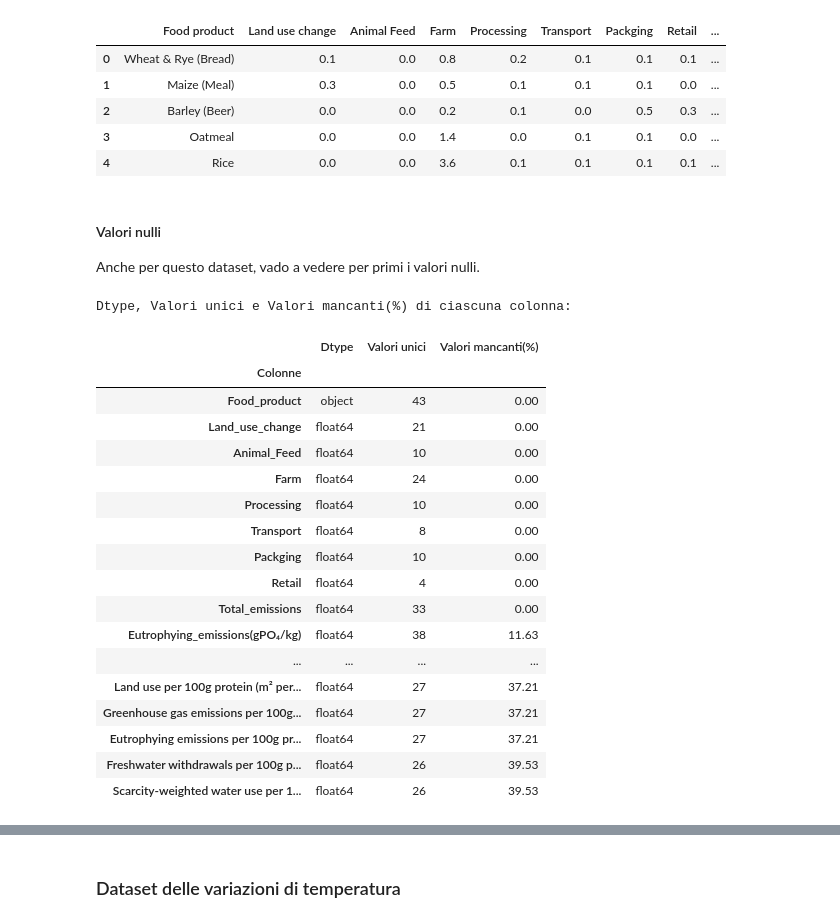
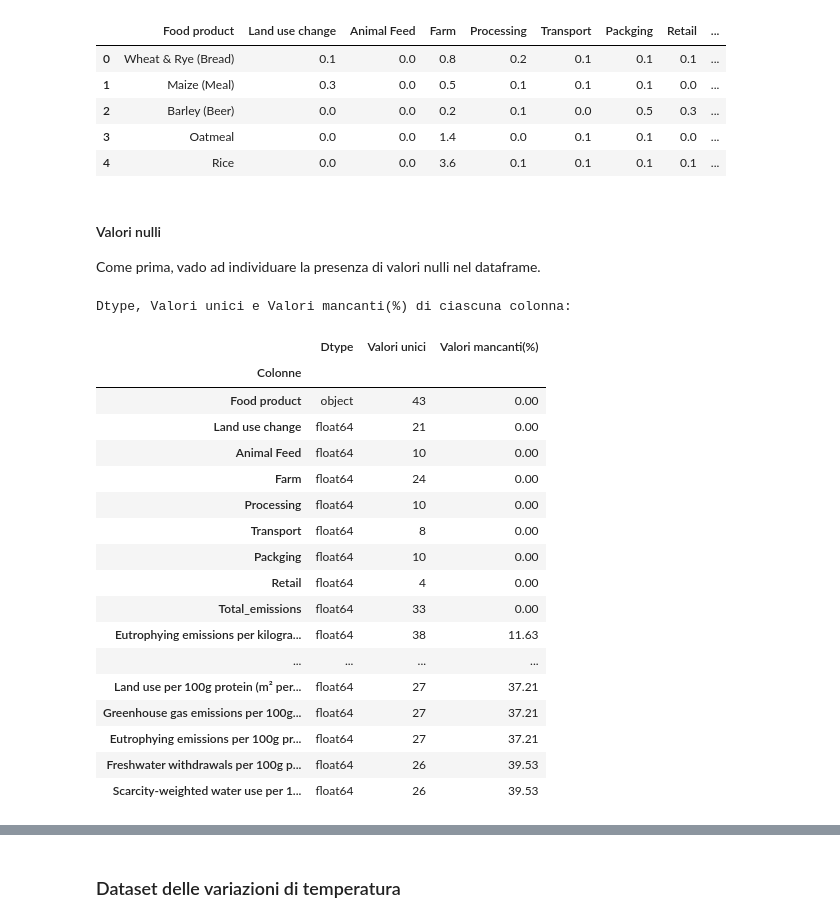
Before and after one commit to TheHextech/start2impact, a Jupyter notebook: Data_Science/Food_Project_DataVisualization_DataManipulation/EmanueleImmesiDataVis.ipynb, the cells around one changed output, grey strips where cells are left out. Saved outputs shown, nothing was run; the diff lists cells and outputs as text; code cells hidden in the pictures.

```diff
--- a/Data_Science/Food_Project_DataVisualization_DataManipulation/EmanueleImmesiDataVis.ipynb
+++ b/Data_Science/Food_Project_DataVisualization_DataManipulation/EmanueleImmesiDataVis.ipynb
@@ -125,9 +134,7 @@ df_prod.rename(columns={n:n.replace(' ', '_') for n in df_prod.columns if ' ' in
 # %% [markdown]
 Procedo verificando la presenza di valori nulli (*NaN*) nel dataset. Se effettivamente presenti, approfondisco l'analisi per sapere quanti sono e in quali colonne sono maggiormente frequenti. Inoltre, proverò a fare un *imputation*, ovvero a stabilire il motivo della loro presenza.
 # %%
-pd.set_option('display.max_rows', 63)
-
-# La funzione pd.DataFrame.info() è un ottimo strumento, ma in questo si ottiene output un po' confusionario
+# La funzione pd.DataFrame.info() è un ottimo strumento, ma in questo caso si ottiene output confusionario,
 # quindi costruisco una tabella riassuntiva più leggibile sui Dtype, valori unici e valori nulli di tutte le colonne
 print("Dtype, Valori unici e Valori mancanti(%) di ciascuna colonna:")
 
@@ -495,48 +514,33 @@ Colonne del dataframe:
 | 2 | Barley (Beer) | 0.0 | 0.0 | 0.2 | 0.1 | 0.0 | 0.5 | 0.3 | ... |
 | 3 | Oatmeal | 0.0 | 0.0 | 1.4 | 0.0 | 0.1 | 0.1 | 0.0 | ... |
 | 4 | Rice | 0.0 | 0.0 | 3.6 | 0.1 | 0.1 | 0.1 | 0.1 | ... |
-# %%
-# Rimuovo gli spazi nei titoli delle colonne che non contengono parentesi
-df_emiss.rename(columns={cols: cols.replace(' ', '_') for cols in df_emiss.columns if not '(' in cols}, inplace=True)
-
-# Modifico i titoli più lunghi e li sostituisco nel dataframe, eliminando anche gli spazi
-replace_dict = {
-    "Eutrophying emissions per kilogram (gPO₄eq per kilogram)":"Eutrophying emissions(gPO₄/kg)",
-    "Freshwater withdrawals per kilogram (liters per kilogram)":"Freshwater withdrawals(L/kg)",
-    "Land use per kilogram (m² per kilogram)":"Land use(m²/kg)"
-    }
-
-df_emiss.rename(columns={key:value.replace(' ', '_') for (key, value) in replace_dict.items()}, inplace=True)
-# %% [markdown]
-#### Valori nulli
-
-Anche per questo dataset, vado a vedere per primi i valori nulli.
+# %% [markdown]
+#### Valori nulli
+
+Come prima, vado ad individuare la presenza di valori nulli nel dataframe.
 # %%
-pd.set_option('display.max_rows', 23)
-
-
 print("Dtype, Valori unici e Valori mancanti(%) di ciascuna colonna:")
 
 emission_df_info = pd.DataFrame({"Dtype": df_emiss.dtypes,
                                  "Valori unici": df_emiss.nunique(),
                                  "Valori mancanti(%)": round(df_emiss.isnull().sum()/df_emiss.shape[0]*100, 2)
                                  }).rename_axis('Colonne', axis='rows')
 
 emission_df_info.sort_values(by='Valori mancanti(%)')
 # %% [output]
 Dtype, Valori unici e Valori mancanti(%) di ciascuna colonna:
 |  | Dtype | Valori unici | Valori mancanti(%) |
 | Colonne |  |  |  |
-| Food_product | object | 43 | 0.00 |
-| Land_use_change | float64 | 21 | 0.00 |
-| Animal_Feed | float64 | 10 | 0.00 |
+| Food product | object | 43 | 0.00 |
+| Land use change | float64 | 21 | 0.00 |
+| Animal Feed | float64 | 10 | 0.00 |
 | Farm | float64 | 24 | 0.00 |
 | Processing | float64 | 10 | 0.00 |
 | Transport | float64 | 8 | 0.00 |
 | Packging | float64 | 10 | 0.00 |
 | Retail | float64 | 4 | 0.00 |
 | Total_emissions | float64 | 33 | 0.00 |
-| Eutrophying_emissions(gPO₄/kg) | float64 | 38 | 11.63 |
+| Eutrophying emissions per kilogra... | float64 | 38 | 11.63 |
 | ... | ... | ... | ... |
 | Land use per 100g protein (m² per... | float64 | 27 | 37.21 |
 | Greenhouse gas emissions per 100g... | float64 | 27 | 37.21 |
```
Also changed, not shown: parts of 37 cells of this notebook.
